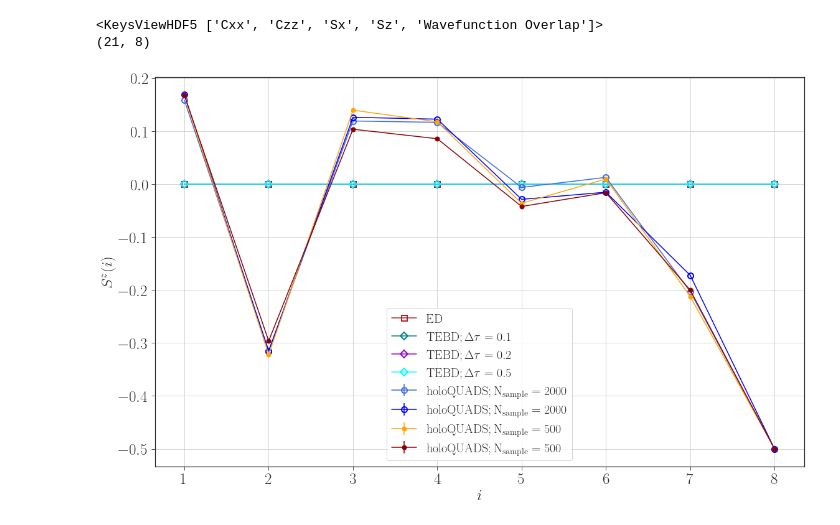
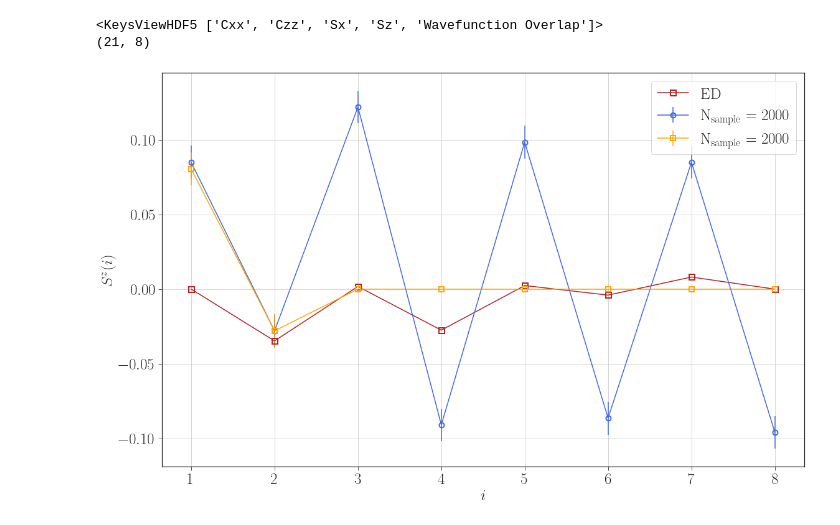
Before and after one commit to xiaobo-23/EntangledLightConeSampling, a Jupyter notebook: HQA_Data_Analysis.ipynb, the cells around one changed output. Drawn from its saved outputs; the diff is of its cells as text; code cells hidden in the pictures.

Commit message:
benchmark the first two sites with longer evolution in the real time axis

```diff
--- a/HQA_Data_Analysis.ipynb
+++ b/HQA_Data_Analysis.ipynb
@@ -311,0 +330,2 @@ def data_extrapolation(file_name, label):
+# %%
+Sz_ave1, Sz_err1 = data_extrapolation_sample("Data/holoQUADS_Circuit_N18_h0.2_T8.0_Measure2000_Test1.h5", "Sz")
@@ -311,0 +334,2 @@ def data_extrapolation(file_name, label):
+# %%
+Sz_ave2, Sz_err2 = data_extrapolation_sample("Data/holoQUADS_Circuit_N18_h0.2_T8.0_Measure2000_Test2.h5", "Sz")
@@ -312,3 +346,3 @@ def data_extrapolation(file_name, label):
 # %%
-Sz = data_extrapolation("Data/holoQUADS_Circuit_N8_h10.0_T3.0_Measure2000_Test1.h5", "Sz")
+Sz_ED = data_extrapolation("Data/ED_N8_h0.2.h5", "Sz")
 # %% [output]
@@ -352,2 +350,0 @@ err_tmp1 = np.std(Sz_tmp1, axis = 0) / Sz_tmp1.shape[0]
-# %%
-Sz_ED = data_extrapolation("Data/ED_N8_h10.0.h5", "Sz")
@@ -372,39 +366,46 @@ Sz_TEBD_tau0p5 = data_extrapolation("Data/TEBD_N8_h10.0_tau0.5.h5", "Sz")
 # %%
 '''
     Plot the overlap of wavefunctions obtained by apply the long-range gate in two ways
 '''
 
 fig = plt.figure(figsize = (16, 16 * goldenRatio), tight_layout = True)
 spec = gridspec.GridSpec(nrows = 1, ncols = 1, figure = fig)
 plt.style.use('seaborn-ticks')
 
+ax1 = fig.add_subplot(spec[0, 0])
+# ave = [Sz_ave1, Sz_ave2, Sz_ave3, Sz_ave4]
+# err = [Sz_err1, Sz_err2, Sz_err3, Sz_err4]
+ave = [Sz_ave1, Sz_ave2]
+err = [Sz_err1, Sz_err2]
+color = ['royalblue', 'orange', 'darkviolet', 'teal']
+marker = ['o', 's', '^', 'D']
+label = [r'$\rm N_{sample} = 2000$', r'$\rm N_{sample} = 2000$', r'$\rm N_{sample} = 500$', r'$\rm N_{sample} = 500$']
 
-ax1 = fig.add_subplot(spec[0, 0])
-ax1.errorbar(np.arange(1, 9), ave, yerr = err, color = 'royalblue', marker = 'o', markersize = 9, \
-     markeredgecolor = 'royalblue', markerfacecolor = 'none', markeredgewidth = 2, label = r'$\rm holoQUADS; N_{sample} = 2000$')
-ax1.errorbar(np.arange(1, 9), ave1, yerr = err1, color = 'blue', marker = 'o', markersize = 9, \
-     markeredgecolor = 'blue', markerfacecolor = 'none', markeredgewidth = 2, label = r'$\rm holoQUADS; N_{sample} = 2000$')
-ax1.errorbar(np.arange(1, 9), ave_tmp, yerr = err_tmp, color = 'orange', marker = 'o', markersize = 7, label = r'$\rm holoQUADS; N_{sample} = 500$')
-ax1.errorbar(np.arange(1, 9), ave_tmp1, yerr = err_tmp1, color = 'darkred', marker = 'o', markersize = 7, label = r'$\rm holoQUADS; N_{sample} = 500$')
-ax1.plot(np.arange(1, 9), Sz_ED[2, :], color = 'firebrick', marker = 's', markersize = 9, \
+for ind in range(2):
+    ax1.errorbar(np.arange(1, 9), ave[ind][:8], yerr = err[ind][:8], color = color[ind], marker = marker[ind], markersize = 8, \
+                 markeredgecolor = color[ind], markerfacecolor = 'none', markeredgewidth = 2, label = label[ind])
+
+ax1.plot(np.arange(1, 9), Sz_ED[7, :], color = 'firebrick', marker = 's', markersize = 9, \
      markeredgecolor = 'firebrick', markerfacecolor = 'none', markeredgewidth = 2, label = r'$\rm ED$')
-ax1.plot(np.arange(1, 9), Sz_TEBD_tau0p1[29, :], color = 'teal', marker = 'D', markersize = 9, \
-     markeredgecolor = 'teal', markerfacecolor = 'none', markeredgewidth = 2, label = r'$\rm TEBD; \Delta\tau = 0.1$')
-ax1.plot(np.arange(1, 9), Sz_TEBD_tau0p2[14, :], color = 'darkviolet', marker = 'D', markersize = 9, \
-     markeredgecolor = 'darkviolet', markerfacecolor = 'none', markeredgewidth = 2, label = r'$\rm TEBD; \Delta\tau = 0.2$')
-ax1.plot(np.arange(1, 9), Sz_TEBD_tau0p5[5, :], color = 'cyan', marker = 'D', markersize = 9, \
-     markeredgecolor = 'cyan', markerfacecolor = 'none', markeredgewidth = 2, label = r'$\rm TEBD; \Delta\tau = 0.5$')
+# ax1.plot(np.arange(1, 9), Sz_TEBD_tau0p1[29, :], color = 'teal', marker = 'D', markersize = 9, \
+#      markeredgecolor = 'teal', markerfacecolor = 'none', markeredgewidth = 2, label = r'$\rm TEBD; \Delta\tau = 0.1$')
+# ax1.plot(np.arange(1, 9), Sz_TEBD_tau0p2[14, :], color = 'darkviolet', marker = 'D', markersize = 9, \
+#      markeredgecolor = 'darkviolet', markerfacecolor = 'none', markeredgewidth = 2, label = r'$\rm TEBD; \Delta\tau = 0.2$')
+# ax1.plot(np.arange(1, 9), Sz_TEBD_tau0p5[5, :], color = 'cyan', marker = 'D', markersize = 9, \
+#      markeredgecolor = 'cyan', markerfacecolor = 'none', markeredgewidth = 2, label = r'$\rm TEBD; \Delta\tau = 0.5$')
 
 ax1.set_xlabel(r'$i$', fontsize = 25)
 ax1.set_ylabel(r'$S^{z}(i)$', fontsize = 25)
 ax1.set_xticks(np.arange(1, 9))
+# ax1.set_xlim(.8, 2.5)
+# ax1.set_ylim(-.1, .1)
 ax1.tick_params(axis = "both", which = "major", labelsize = 25)
-ax1.legend(frameon = True, fontsize = 20)
+ax1.legend(frameon = True, fontsize = 25)
 ax1.grid()
 
-plt.savefig('Figures/Ising_holoQUADS_benchmark_h10.0_Sz_coefficient_corrected.pdf')
+# plt.savefig('Figures/Ising_holoQUADS_benchmark_h0.2_Sz.pdf')
 # %% [output]
-[figure, old version]
+[figure, new version]
 # %%
 '''
     Analyze the \Delta\tau dependence of real-time dynamics for the kicked Ising model
```
Also changed, not shown: parts of 16 cells of this notebook, 2 other files.
